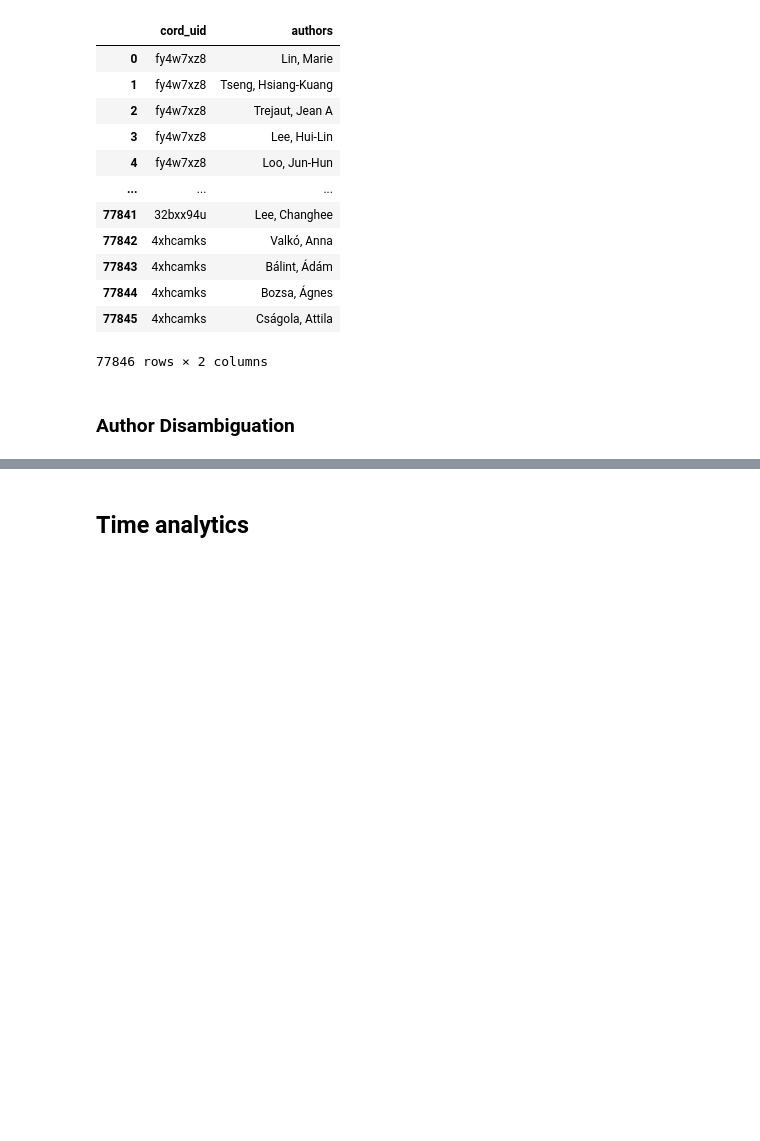
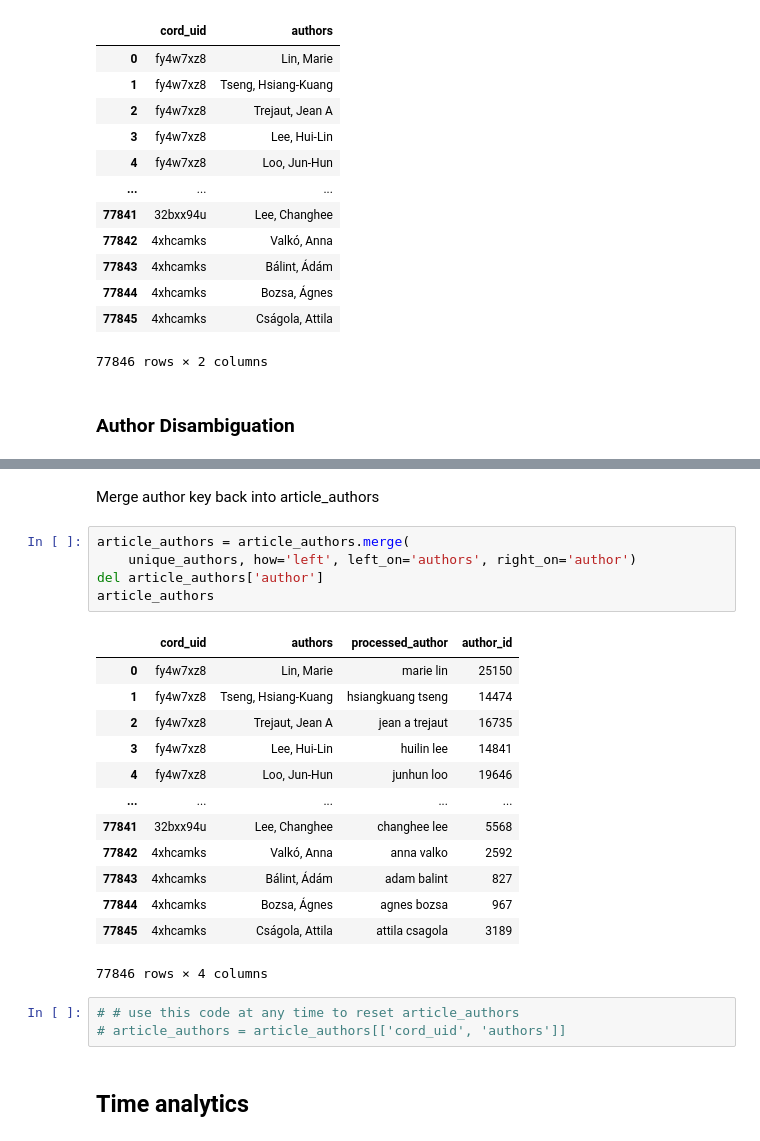
Before and after one commit to COVID19-DVRN/Project-B_Scientific-Opportunism, a Jupyter notebook: AuthorAnalytics.ipynb, the cells around one changed output, grey strips where cells are left out. Saved outputs shown, nothing was run; the diff lists cells and outputs as text; blank space fills up the shorter version.

```diff
--- a/AuthorAnalytics.ipynb
+++ b/AuthorAnalytics.ipynb
@@ -223,2 +303,26 @@ difflib.get_close_matches(x, ['Narayanan', 'Narayanan, A', 'Krishna Narayanan'],
+# %% [markdown]
+Merge author key back into article_authors
+# %%
+article_authors = article_authors.merge(
+    unique_authors, how='left', left_on='authors', right_on='author')
+del article_authors['author']
+article_authors
+# %% [output]
+|  | cord_uid | authors | processed_author | author_id |
+| 0 | fy4w7xz8 | Lin, Marie | marie lin | 25150 |
+| 1 | fy4w7xz8 | Tseng, Hsiang-Kuang | hsiangkuang tseng | 14474 |
+| 2 | fy4w7xz8 | Trejaut, Jean A | jean a trejaut | 16735 |
+| 3 | fy4w7xz8 | Lee, Hui-Lin | huilin lee | 14841 |
+| 4 | fy4w7xz8 | Loo, Jun-Hun | junhun loo | 19646 |
+| ... | ... | ... | ... | ... |
+| 77841 | 32bxx94u | Lee, Changhee | changhee lee | 5568 |
+| 77842 | 4xhcamks | Valkó, Anna | anna valko | 2592 |
+| 77843 | 4xhcamks | Bálint, Ádám | adam balint | 827 |
+| 77844 | 4xhcamks | Bozsa, Ágnes | agnes bozsa | 967 |
+| 77845 | 4xhcamks | Cságola, Attila | attila csagola | 3189 |
+77846 rows × 4 columns
+# %%
+# # use this code at any time to reset article_authors
+# article_authors = article_authors[['cord_uid', 'authors']]
 # %% [markdown]
 ## Time analytics
```
Also changed, not shown: parts of 36 cells of this notebook.
